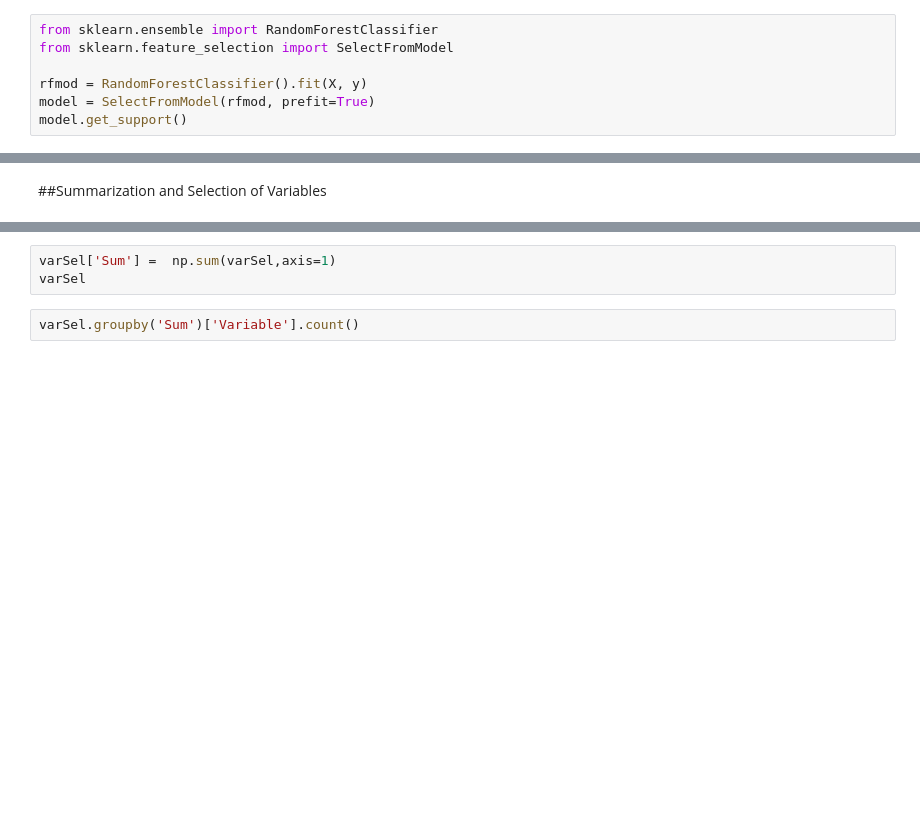
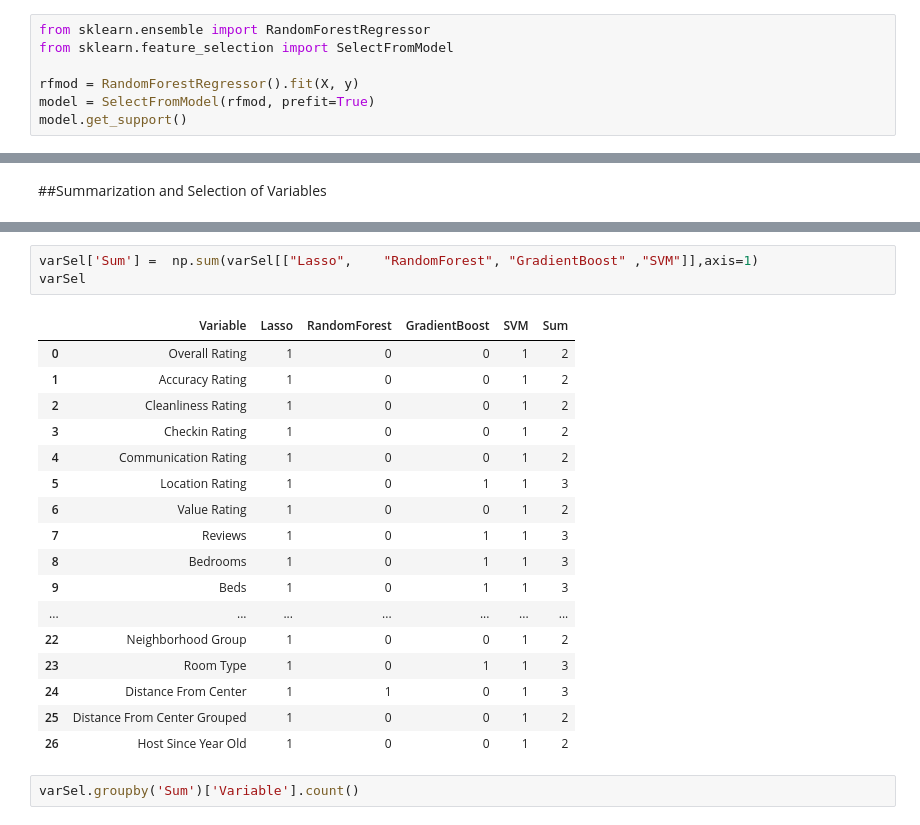
Before and after one commit to rafatb/Berlin_Airbnb_Price_Prediction, a Jupyter notebook: 3_Airbnb_Berlin_Feature_Selection.ipynb, the cells around one changed output, grey strips where cells are left out. Cells and saved outputs as stored; diff of their text form; blank space fills up the shorter version.

```diff
--- a/3_Airbnb_Berlin_Feature_Selection.ipynb
+++ b/3_Airbnb_Berlin_Feature_Selection.ipynb
@@ -181,10 +181,10 @@ varSel['Lasso'] = model.get_support().astype('int64')
 # %% [markdown]
 ##Variable Selection using Random Forest
 # %%
-from sklearn.ensemble import RandomForestClassifier
+from sklearn.ensemble import RandomForestRegressor
 from sklearn.feature_selection import SelectFromModel
 
-rfmod = RandomForestClassifier().fit(X, y)
+rfmod = RandomForestRegressor().fit(X, y)
 model = SelectFromModel(rfmod, prefit=True)
 model.get_support()
 # %% [output]
@@ -222,6 +276,24 @@ varSel['SVM'] = model.get_support().astype('int64')
 # %%
-varSel['Sum'] =  np.sum(varSel,axis=1)
+varSel['Sum'] =  np.sum(varSel[["Lasso",	"RandomForest",	"GradientBoost"	,"SVM"]],axis=1)
 varSel
+# %% [output]
+|  | Variable | Lasso | RandomForest | GradientBoost | SVM | Sum |
+| 0 | Overall Rating | 1 | 0 | 0 | 1 | 2 |
+| 1 | Accuracy Rating | 1 | 0 | 0 | 1 | 2 |
+| 2 | Cleanliness Rating | 1 | 0 | 0 | 1 | 2 |
+| 3 | Checkin Rating | 1 | 0 | 0 | 1 | 2 |
+| 4 | Communication Rating | 1 | 0 | 0 | 1 | 2 |
+| 5 | Location Rating | 1 | 0 | 1 | 1 | 3 |
+| 6 | Value Rating | 1 | 0 | 0 | 1 | 2 |
+| 7 | Reviews | 1 | 0 | 1 | 1 | 3 |
+| 8 | Bedrooms | 1 | 0 | 1 | 1 | 3 |
+| 9 | Beds | 1 | 0 | 1 | 1 | 3 |
+| ... | ... | ... | ... | ... | ... | ... |
+| 22 | Neighborhood Group | 1 | 0 | 0 | 1 | 2 |
+| 23 | Room Type | 1 | 0 | 1 | 1 | 3 |
+| 24 | Distance From Center | 1 | 1 | 0 | 1 | 3 |
+| 25 | Distance From Center Grouped | 1 | 0 | 0 | 1 | 2 |
+| 26 | Host Since Year Old | 1 | 0 | 0 | 1 | 2 |
 # %%
 varSel.groupby('Sum')['Variable'].count()
 # %%
```
Also changed, not shown: parts of 6 cells of this notebook.
